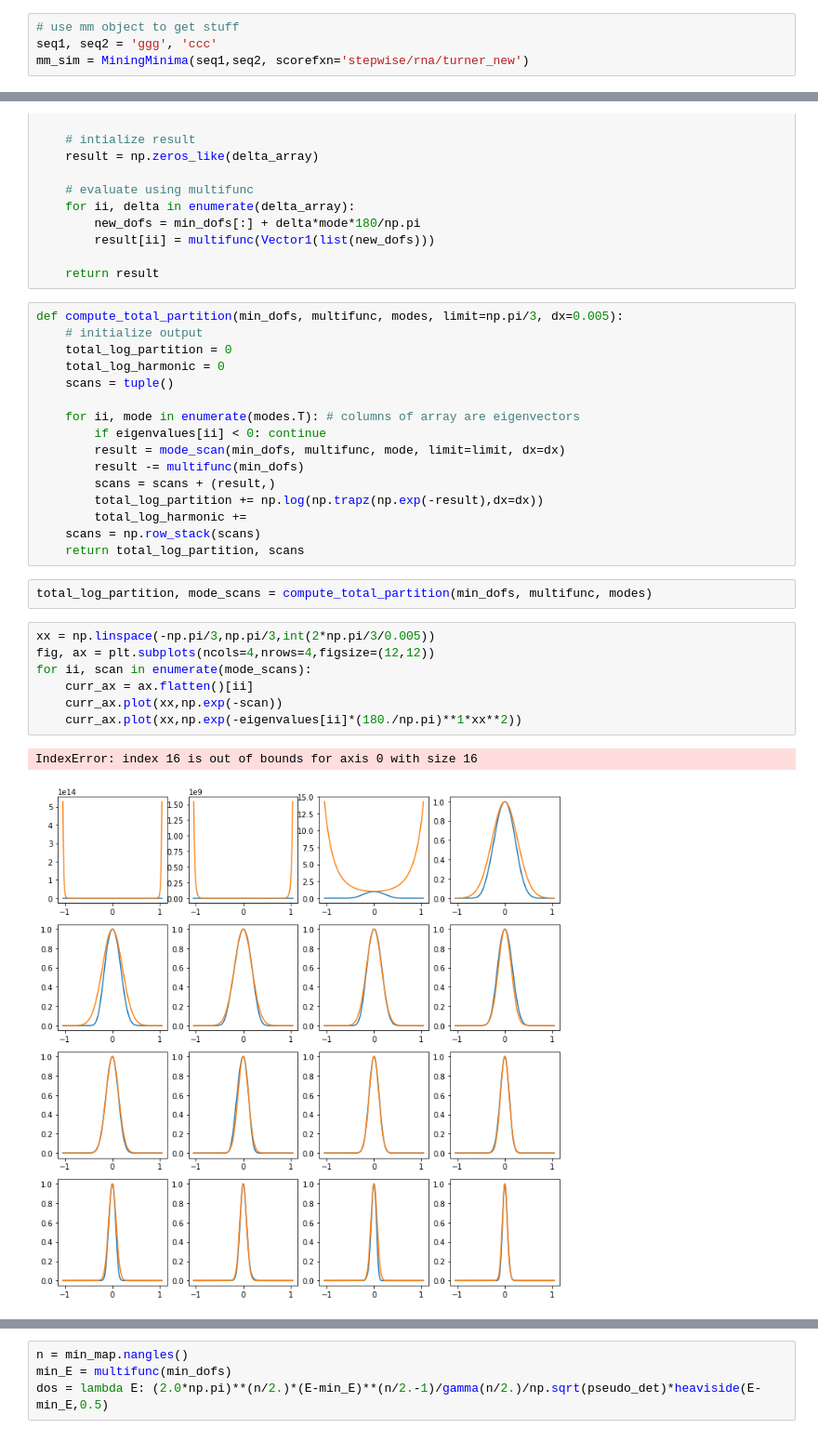
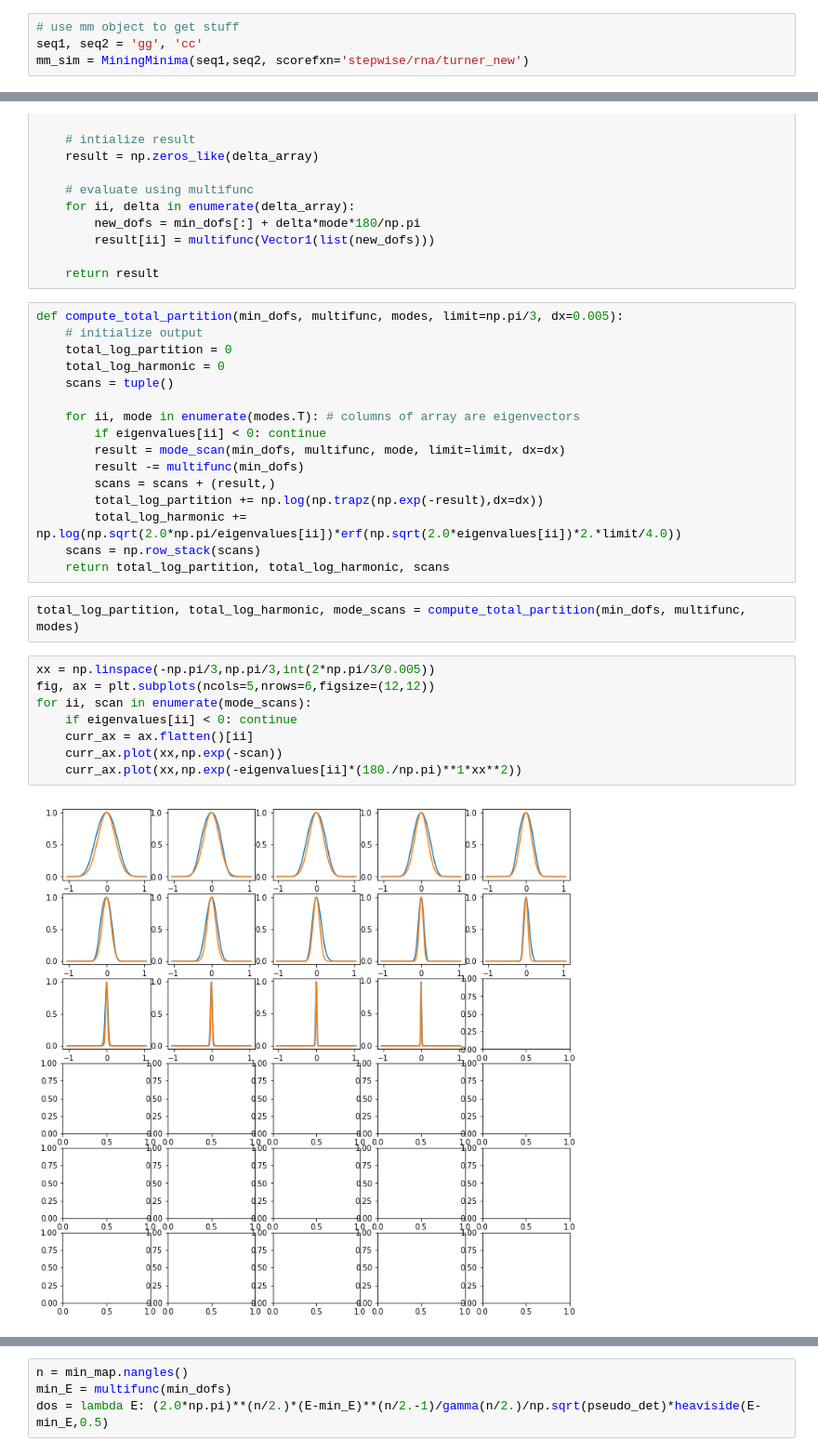
Before and after one commit to maa805/mining-minima, a Jupyter notebook: MiningMinima/scratch/new_min_and_hess_devel.ipynb, the cells around one changed output, grey strips where cells are left out. Shown at 93% size. Drawn from its saved outputs; the diff is of its cells as text.

```diff
--- a/MiningMinima/scratch/new_min_and_hess_devel.ipynb
+++ b/MiningMinima/scratch/new_min_and_hess_devel.ipynb
@@ -6,6 +21,6 @@ from MiningMinima import *
 # Developing subroutine to extract function derivative evaluations
 # %%
 # use mm object to get stuff
-seq1, seq2 = 'ggg', 'ccc'
+seq1, seq2 = 'gg', 'cc'
 mm_sim = MiningMinima(seq1,seq2, scorefxn='stepwise/rna/turner_new')
 # %% [output]
@@ -190,21 +244,21 @@ def compute_total_partition(min_dofs, multifunc, modes, limit=np.pi/3, dx=0.005)
         result -= multifunc(min_dofs)
         scans = scans + (result,)
         total_log_partition += np.log(np.trapz(np.exp(-result),dx=dx))
-        total_log_harmonic +=
+        total_log_harmonic += np.log(np.sqrt(2.0*np.pi/eigenvalues[ii])*erf(np.sqrt(2.0*eigenvalues[ii])*2.*limit/4.0))
     scans = np.row_stack(scans)
-    return total_log_partition, scans
+    return total_log_partition, total_log_harmonic, scans
 # %%
-total_log_partition, mode_scans = compute_total_partition(min_dofs, multifunc, modes)
+total_log_partition, total_log_harmonic, mode_scans = compute_total_partition(min_dofs, multifunc, modes)
 # %%
 xx = np.linspace(-np.pi/3,np.pi/3,int(2*np.pi/3/0.005))
-fig, ax = plt.subplots(ncols=4,nrows=4,figsize=(12,12))
+fig, ax = plt.subplots(ncols=5,nrows=6,figsize=(12,12))
 for ii, scan in enumerate(mode_scans):
+    if eigenvalues[ii] < 0: continue
     curr_ax = ax.flatten()[ii]
     curr_ax.plot(xx,np.exp(-scan))
     curr_ax.plot(xx,np.exp(-eigenvalues[ii]*(180./np.pi)**1*xx**2))
 # %% [output]
-IndexError: index 16 is out of bounds for axis 0 with size 16
-[figure, old version]
+[figure, new version]
 # %%
 from numpy.linalg import det
 from numpy import heaviside
```
Also changed, not shown: parts of 17 cells of this notebook, 1 other file.
